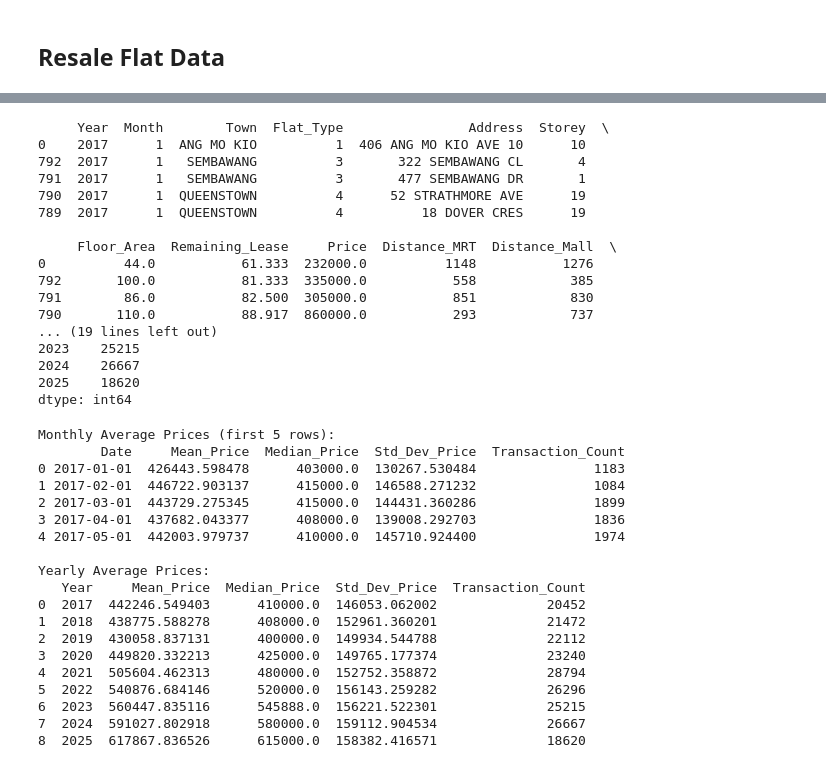
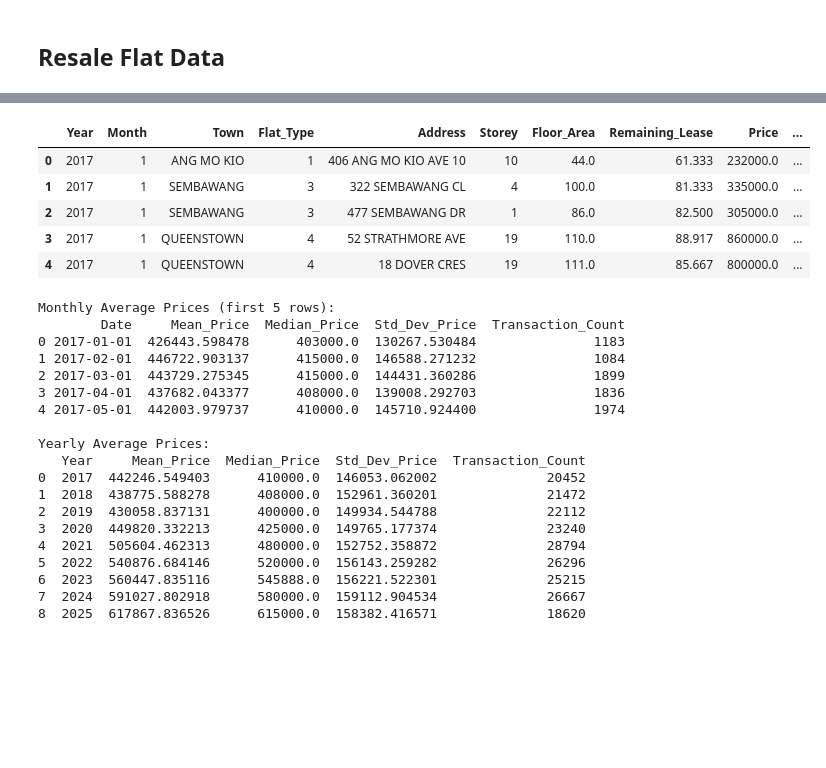
Before and after one commit to dillonchong01/CS3244-Group-25, a Jupyter notebook: model_training/Prediction.ipynb, the cells around one changed output, grey strips where cells are left out. Drawn from its saved outputs; the diff is of its cells as text; code cells hidden in the pictures; blank space fills up the shorter version.

```diff
--- a/model_training/Prediction.ipynb
+++ b/model_training/Prediction.ipynb
@@ -52,33 +57,14 @@ df.describe()
 # %%
 # Add 'Date' column
 df['Date'] = pd.to_datetime(df[['Year', 'Month']].assign(DAY=1))
-df = df.sort_values('Date')
-
-# Add additional time-related columns
-df['Quarter'] = df['Date'].dt.to_period('Q')
-
-print(df.head(5))
-print(f"Data spans from {df['Date'].min()} to {df['Date'].max()}")
-print(f"Total number of transactions: {len(df)}")
-print(f"\nTransactions per year:")
-print(df.groupby('Year').size())
+df = df.sort_values('Date').reset_index(drop=True)
+df.head()
 # %% [output]
-     Year  Month        Town  Flat_Type                Address  Storey  \
-0    2017      1  ANG MO KIO          1  406 ANG MO KIO AVE 10      10
-792  2017      1   SEMBAWANG          3       322 SEMBAWANG CL       4
-791  2017      1   SEMBAWANG          3       477 SEMBAWANG DR       1
-790  2017      1  QUEENSTOWN          4      52 STRATHMORE AVE      19
-789  2017      1  QUEENSTOWN          4          18 DOVER CRES      19
-
-     Floor_Area  Remaining_Lease     Price  Distance_MRT  Distance_Mall  \
-0          44.0           61.333  232000.0          1148           1276
-792       100.0           81.333  335000.0           558            385
-791        86.0           82.500  305000.0           851            830
-790       110.0           88.917  860000.0           293            737
-... (19 lines left out)
-2023    25215
-2024    26667
-2025    18620
-dtype: int64
+|  | Year | Month | Town | Flat_Type | Address | Storey | Floor_Area | Remaining_Lease | Price | ... |
+| 0 | 2017 | 1 | ANG MO KIO | 1 | 406 ANG MO KIO AVE 10 | 10 | 44.0 | 61.333 | 232000.0 | ... |
+| 1 | 2017 | 1 | SEMBAWANG | 3 | 322 SEMBAWANG CL | 4 | 100.0 | 81.333 | 335000.0 | ... |
+| 2 | 2017 | 1 | SEMBAWANG | 3 | 477 SEMBAWANG DR | 1 | 86.0 | 82.500 | 305000.0 | ... |
+| 3 | 2017 | 1 | QUEENSTOWN | 4 | 52 STRATHMORE AVE | 19 | 110.0 | 88.917 | 860000.0 | ... |
+| 4 | 2017 | 1 | QUEENSTOWN | 4 | 18 DOVER CRES | 19 | 111.0 | 85.667 | 800000.0 | ... |
 # %%
 # Calculate Monthly Average Prices
```
Also changed, not shown: parts of 15 cells of this notebook.
